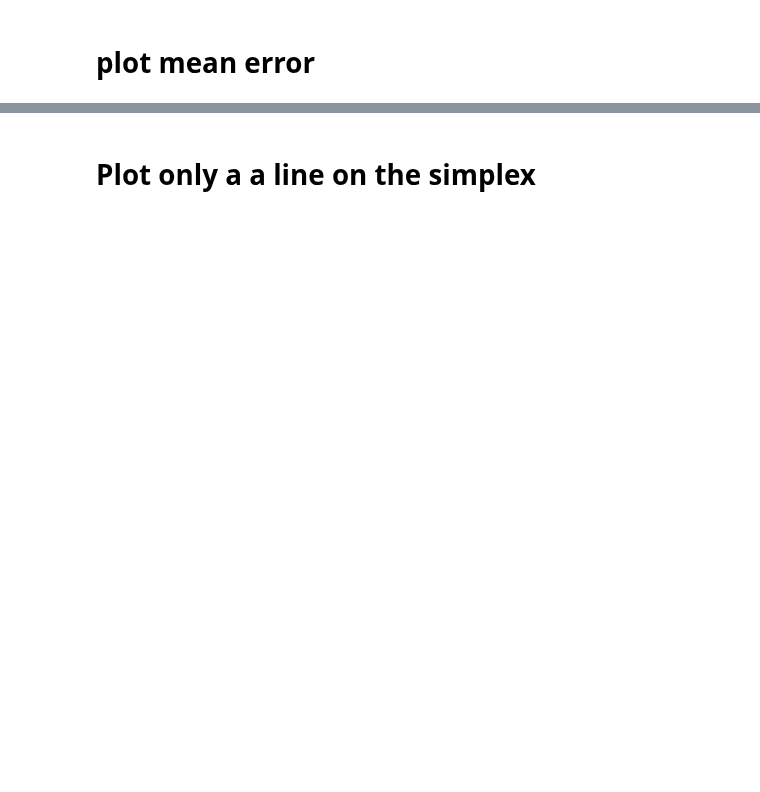
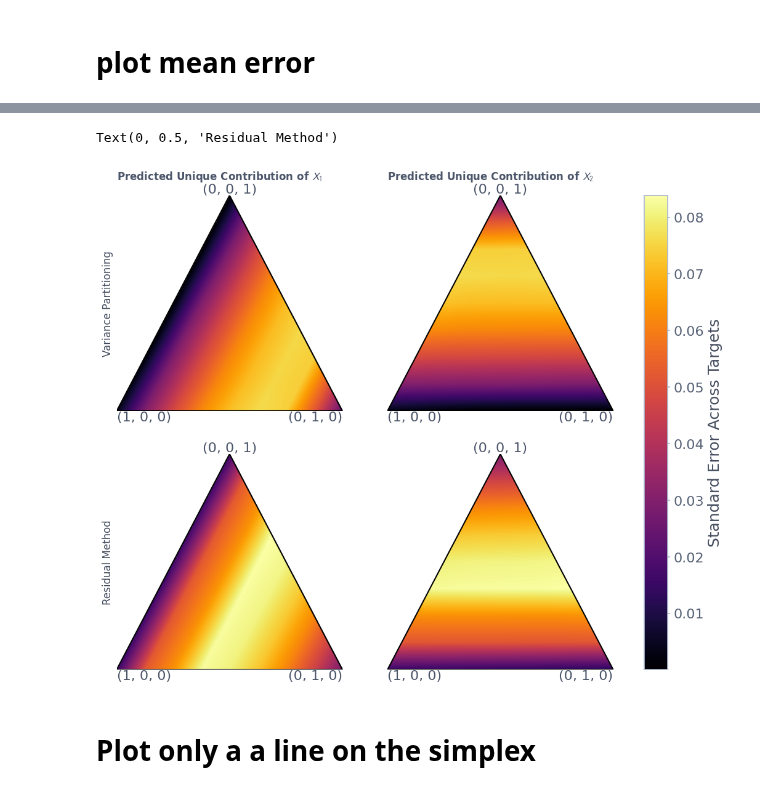
Before and after one commit to leo-schultheiss/compare_variance_residual, a Jupyter notebook: compare_variance_residual/plot_scalars_simplex.ipynb, the cells around one changed output, grey strips where cells are left out. Cells and saved outputs as stored; diff of their text form; code cells hidden in the pictures; blank space fills up the shorter version.

```diff
--- a/compare_variance_residual/plot_scalars_simplex.ipynb
+++ b/compare_variance_residual/plot_scalars_simplex.ipynb
@@ -295,30 +356,29 @@ axs[1, 0].set_ylabel(r'Residual Method', fontsize=12)
 # %%
 fig, axs = plt.subplots(2, 2, figsize=(13, 10))
 
 min_total = min(min(vp_x1_std_errors), min(vp_x2_std_errors), min(rm_x1_std_errors), min(rm_x2_std_errors))
 max_total = max(max(vp_x1_std_errors), max(vp_x2_std_errors), max(rm_x1_std_errors), max(rm_x2_std_errors))
 
 cmap = plt.get_cmap('inferno')
 _, _, im_vp_x1 = plot_simplex(vp_x1_std_errors, ax=axs[0, 0], min_total=min_total, max_total=max_total, cmap=cmap)
 _, _, im_vp_x2 = plot_simplex(vp_x2_std_errors, ax=axs[0, 1], min_total=min_total, max_total=max_total, cmap=cmap)
 _, _, im_rm_x1 = plot_simplex(rm_x1_std_errors, ax=axs[1, 0], min_total=min_total, max_total=max_total, cmap=cmap)
 _, _, im_rm_x2 = plot_simplex(rm_x2_std_errors, ax=axs[1, 1], min_total=min_total, max_total=max_total, cmap=cmap)
 
 # add colorbar based on max values to figure
 cbar = fig.colorbar(im_vp_x1, ax=axs, cmap='inferno')
 cbar.set_label('Standard Error Across Targets')
 
-fig.suptitle(
-    r"Variance Partitioning and Residual Method Standard Error Across Scalar Points $(a_\mathbf{A}, a_\mathbf{B}, a_\mathbf{C})$",
-    fontsize=16)
-
 # add column wise titles
 axs[0, 0].set_title(r'Predicted Unique Contribution of $X_1$', y=1.05, fontsize=12)
 axs[0, 1].set_title(r'Predicted Unique Contribution of $X_2$', y=1.05, fontsize=12)
 
 # add row titles
 axs[0, 0].set_ylabel(r'Variance Partitioning', fontsize=12)
 axs[1, 0].set_ylabel(r'Residual Method', fontsize=12)
+# %% [output]
+Text(0, 0.5, 'Residual Method')
+[figure, added]
 # %% [markdown]
 # Plot only a a line on the simplex
 # %%
```
Also changed, not shown: parts of 12 cells of this notebook.
